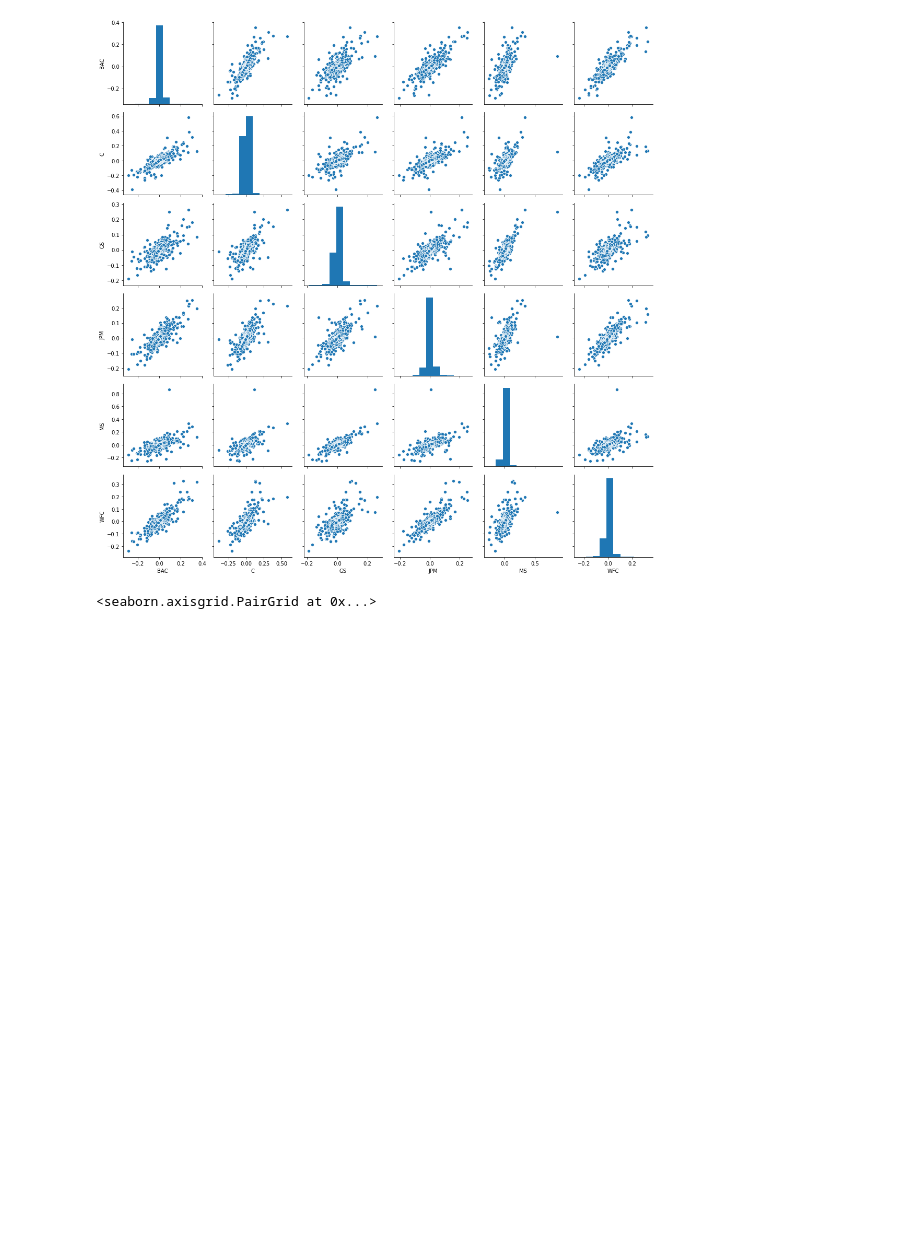
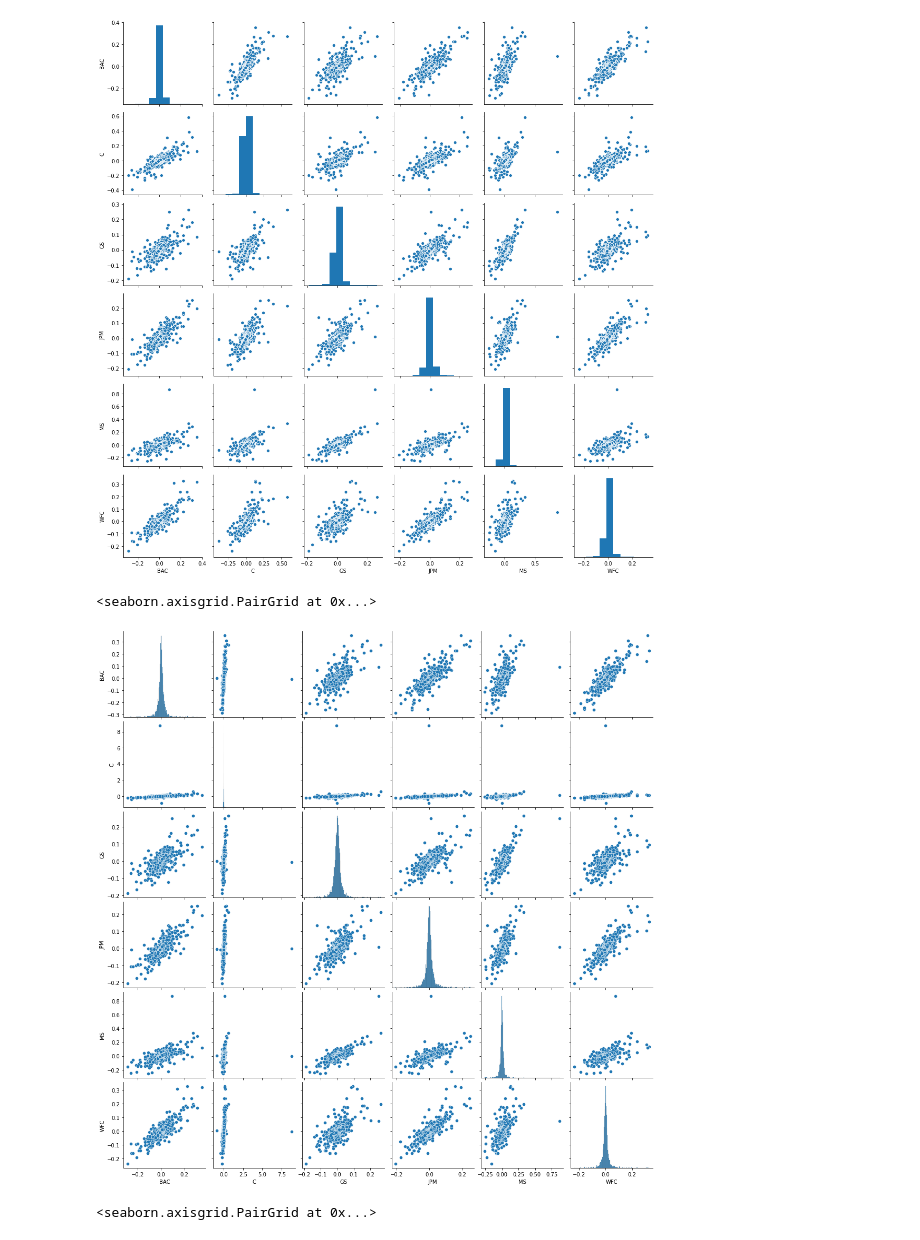
Before and after one commit to evelynchen1229/pandas, a Jupyter notebook: udemy/Refactored_Py_DS_ML_Bootcamp-master/10-Data-Capstone-Projects/03-Finance Project.ipynb, the cells around one changed output. Drawn from its saved outputs; the diff is of its cells as text; code cells hidden in the pictures; blank space fills up the shorter version.

```diff
--- a/udemy/Refactored_Py_DS_ML_Bootcamp-master/10-Data-Capstone-Projects/03-Finance Project.ipynb
+++ b/udemy/Refactored_Py_DS_ML_Bootcamp-master/10-Data-Capstone-Projects/03-Finance Project.ipynb
@@ -78,3 +85,6 @@ BAC.head()
 | 2006-01-05 | 46.830002 | 46.320000 | 46.580002 | 46.639999 | 14970700.0 | 34.486385 |
 | 2006-01-06 | 46.910000 | 46.349998 | 46.799999 | 46.570000 | 12599800.0 | 34.434616 |
 | 2006-01-09 | 46.970001 | 46.360001 | 46.720001 | 46.599998 | 15619400.0 | 34.456806 |
+# %%
+all_banks = pd.read_pickle("all_banks")
+all_banks.head()
@@ -182,3 +202,6 @@ returns.head()
 | 2006-01-05 | 0.001288 | 0.004961 | -0.000393 | 0.003029 | 0.002742 | -0.001110 |
 | 2006-01-06 | -0.001501 | 0.000000 | 0.014169 | 0.007046 | 0.001025 | 0.005874 |
 | 2006-01-09 | 0.000644 | -0.004731 | 0.012030 | 0.016242 | 0.010586 | -0.000158 |
+# %%
+returns2 = all_banks.xs(key="Close", axis=1, level="Stock Info").pct_change()
+returns2.head()
@@ -202,6 +233,11 @@ plt.tight_layout()
 # %% [output]
 <Figure size 7.2x7.2 with 0 Axes>
 [figure]
+# %%
+sns.pairplot(returns2[1:])
+# %% [output]
+<seaborn.axisgrid.PairGrid at 0x...>
+[figure, added]
 # %%
 # %% [output]
 <seaborn.axisgrid.PairGrid at 0x...>
```
Also changed, not shown: parts of 18 cells of this notebook, 3 other files.
